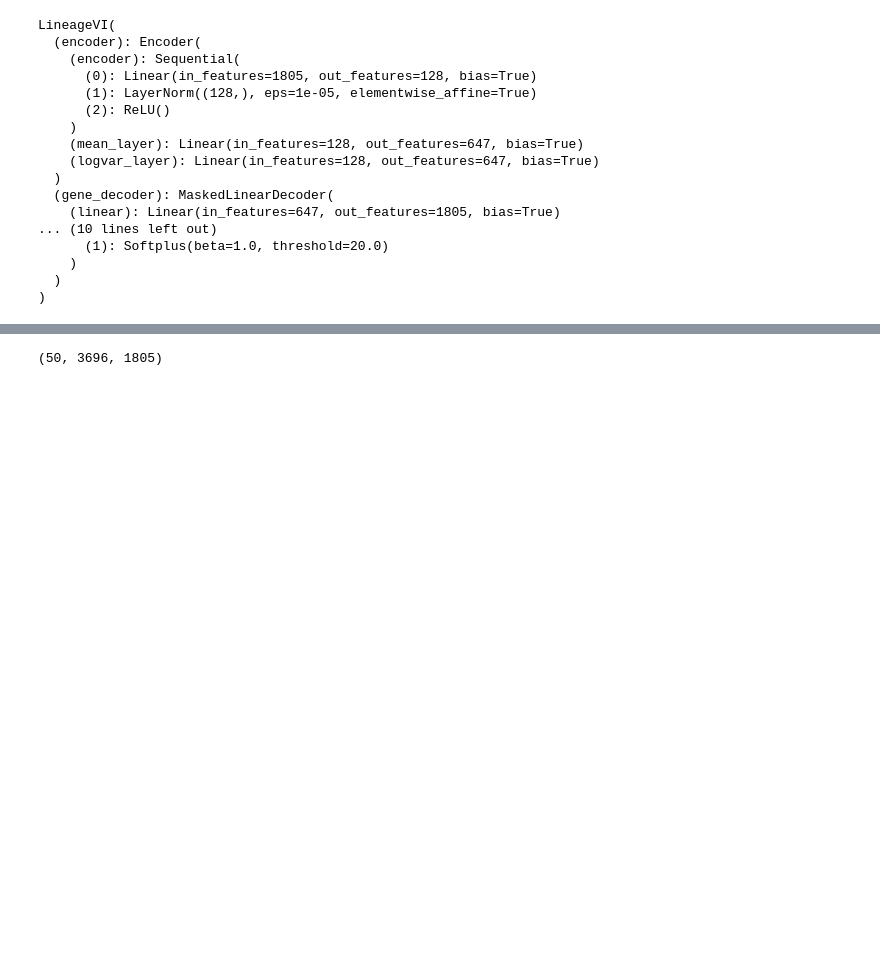
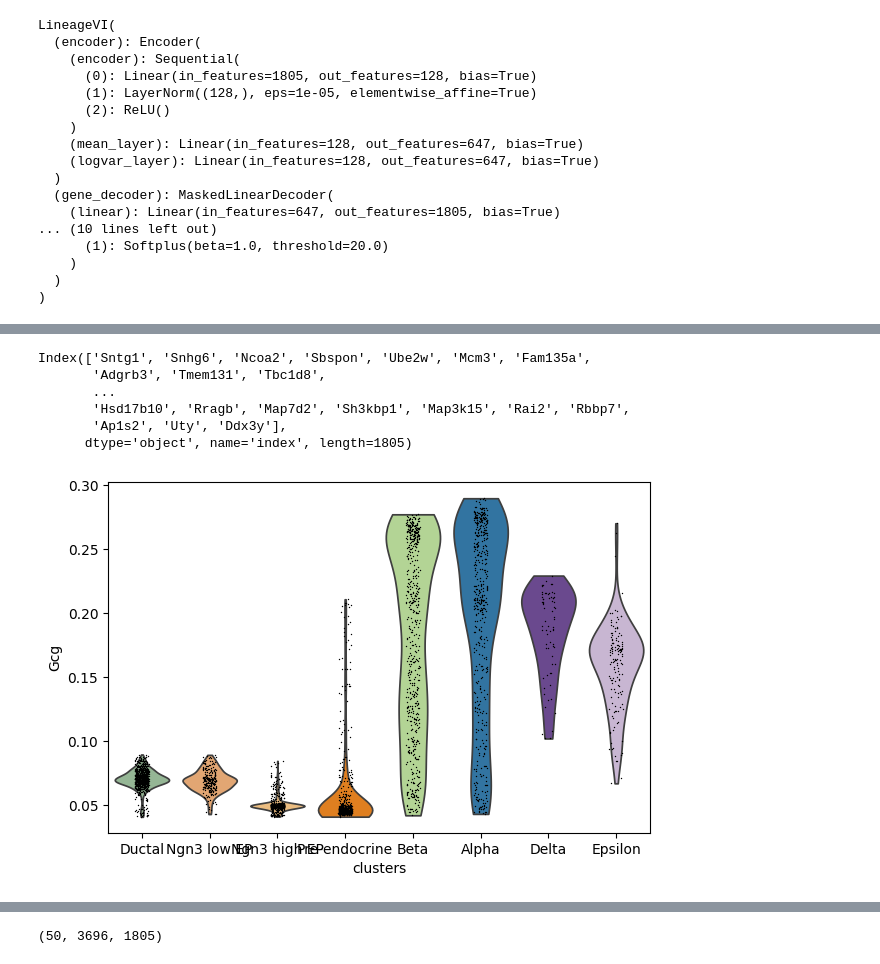
Before and after one commit to leonardogolinelli/lineageVI, a Jupyter notebook: notebooks/get_velocity_function.ipynb, the cells around one changed output, grey strips where cells are left out. Saved outputs shown, nothing was run; the diff lists cells and outputs as text; code cells hidden in the pictures; blank space fills up the shorter version.

```diff
--- a/notebooks/get_velocity_function.ipynb
+++ b/notebooks/get_velocity_function.ipynb
@@ -38,3 +84,16 @@ LineageVI(
+# %%
+adata.var_names
+# %% [output]
+Index(['Sntg1', 'Snhg6', 'Ncoa2', 'Sbspon', 'Ube2w', 'Mcm3', 'Fam135a',
+       'Adgrb3', 'Tmem131', 'Tbc1d8',
+       ...
+       'Hsd17b10', 'Rragb', 'Map7d2', 'Sh3kbp1', 'Map3k15', 'Rai2', 'Rbbp7',
+       'Ap1s2', 'Uty', 'Ddx3y'],
+      dtype='object', name='index', length=1805)
+# %%
+sc.pl.violin(adata, keys='Gcg', layer='alpha', groupby='clusters')
+# %% [output]
+[figure, added]
 # %%
 import numpy as np
 # Same seed -> identical draw
```
Also changed, not shown: parts of 9 cells of this notebook, 3 other files.
